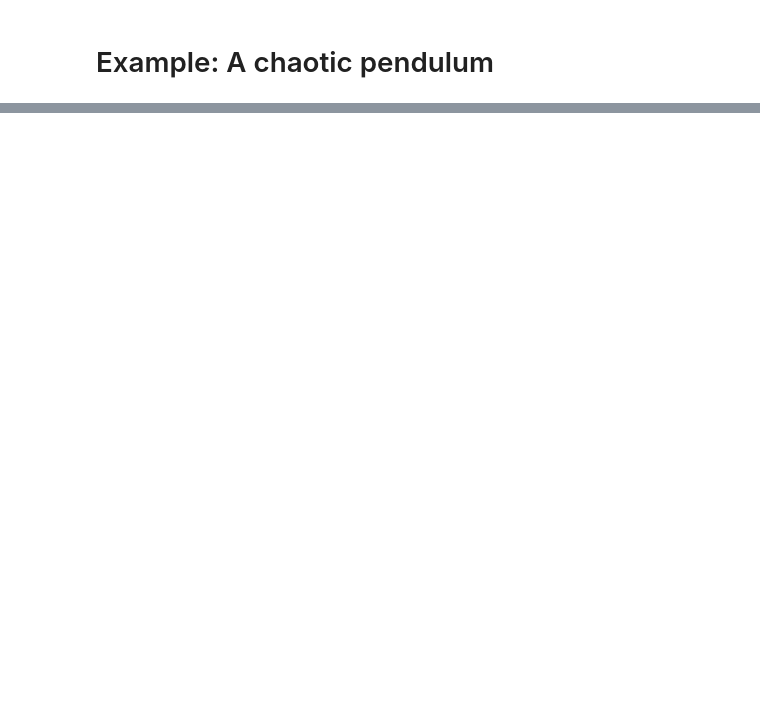
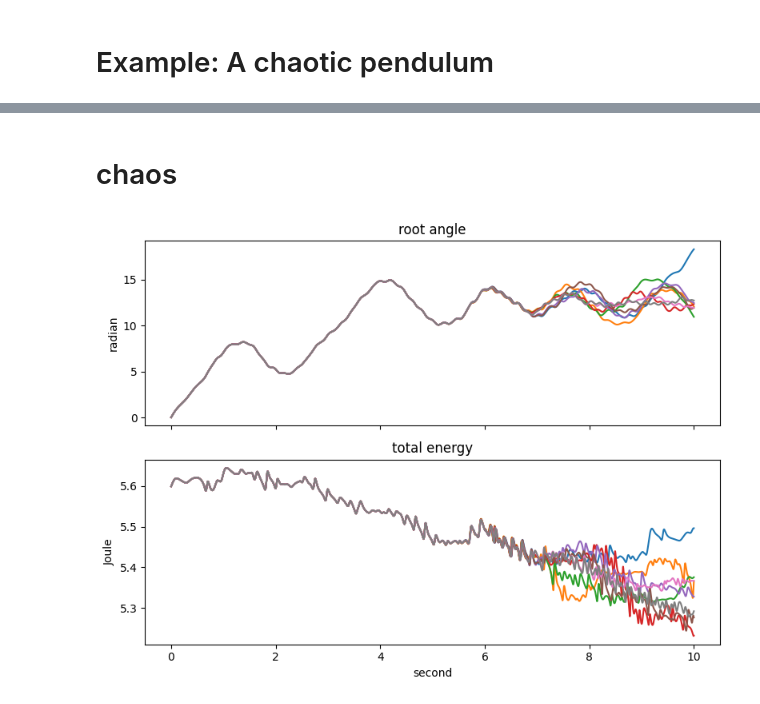
Before and after one commit to son-engr-kr/mujoco_python_study, a Jupyter notebook: mujoco_study_04.ipynb, the cells around one changed output, grey strips where cells are left out. Drawn from its saved outputs; the diff is of its cells as text; code cells hidden in the pictures; blank space fills up the shorter version.

Commit message:
mujoco study 05

```diff
--- a/mujoco_study_04.ipynb
+++ b/mujoco_study_04.ipynb
@@ -97 +98,45 @@ rendering:    531 μs/frame ( 1884Hz)
 [interactive output not drawn]
+# %% [markdown]
+# chaos
+# %%
+PERTURBATION = 1e-7
+SIM_DURATION = 10 # seconds
+NUM_REPEATS = 8
+
+# preallocate
+n_steps = int(SIM_DURATION / model.opt.timestep)
+sim_time = np.zeros(n_steps)
+angle = np.zeros(n_steps)
+energy = np.zeros(n_steps)
+
+# prepare plotting axes
+_, ax = plt.subplots(2, 1, figsize=(8, 6), sharex=True)
+
+# simulate NUM_REPEATS times with slightly different initial conditions
+for _ in range(NUM_REPEATS):
+  # initialize
+  mujoco.mj_resetData(model, data)
+  data.qvel[0] = 10 # root joint velocity
+  # perturb initial velocities
+  data.qvel[:] += PERTURBATION * np.random.randn(model.nv)
+
+  # simulate
+  for i in range(n_steps):
+    mujoco.mj_step(model, data)
+    sim_time[i] = data.time
+    angle[i] = data.joint('root').qpos
+    energy[i] = data.energy[0] + data.energy[1]
+
+  # plot
+  ax[0].plot(sim_time, angle)
+  ax[1].plot(sim_time, energy)
+
+# finalize plot
+ax[0].set_title('root angle')
+ax[0].set_ylabel('radian')
+ax[1].set_title('total energy')
+ax[1].set_ylabel('Joule')
+ax[1].set_xlabel('second')
+plt.tight_layout()
+# %% [output]
+[figure, added]
```
Also changed, not shown: parts of 6 cells of this notebook.
